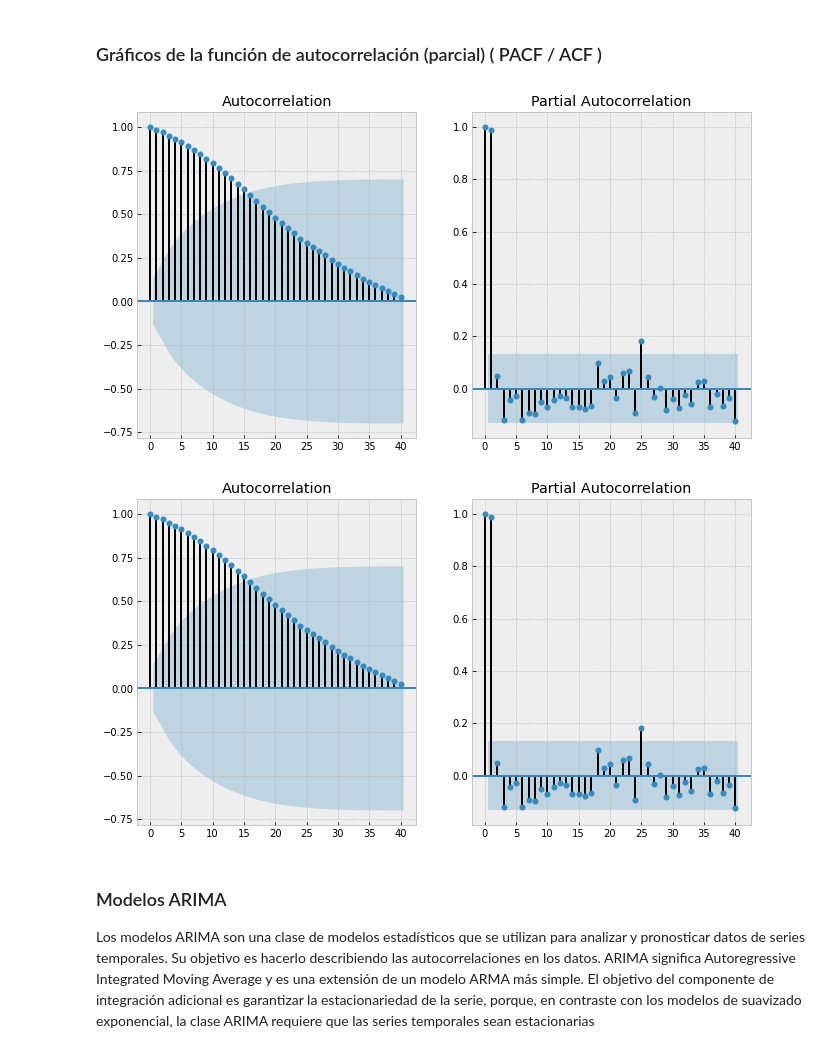
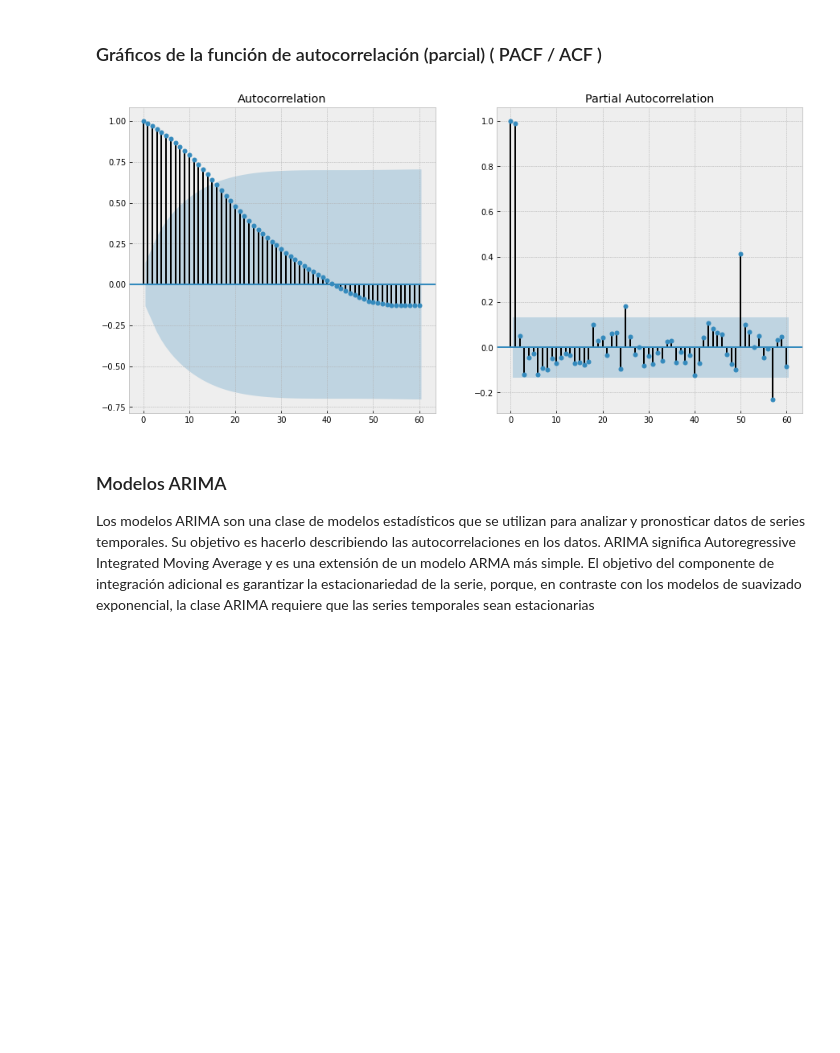
Before and after one commit to cristiandarioortegayubro/Inteligencia-y-Procesos-de-Negocios-en-la-Economia-Digital, a Jupyter notebook: Inteligencia_y_procesos_de_negocios_en_la_economía_digital_01.ipynb, the cells around one changed output. Saved outputs shown, nothing was run; the diff lists cells and outputs as text; code cells hidden in the pictures; blank space fills up the shorter version.

```diff
--- a/Inteligencia_y_procesos_de_negocios_en_la_economía_digital_01.ipynb
+++ b/Inteligencia_y_procesos_de_negocios_en_la_economía_digital_01.ipynb
@@ -514,15 +527,14 @@ La hipótesis nula de la prueba KPSS es que la serie temporal es estacionaria. C
 # %% [markdown]
 ### Gráficos de la función de autocorrelación (parcial) ( PACF / ACF )
 # %%
-N_LAGS = 40
+N_LAGS = 60
 SIGNIFICANCE_LEVEL = 0.05
 
-fig, ax = plt.subplots(1, 2, figsize=(11, 6))
-plot_acf(CloseAdj.y, ax=ax[0], lags=N_LAGS, alpha=SIGNIFICANCE_LEVEL)
-plot_pacf(CloseAdj.y, ax=ax[1], lags=N_LAGS, alpha=SIGNIFICANCE_LEVEL)
+fig, ax = plt.subplots(1, 2, figsize=(15, 7))
+acf1 = plot_acf(CloseAdj.y, ax=ax[0], lags=N_LAGS, alpha=SIGNIFICANCE_LEVEL)
+pacf1 = plot_pacf(CloseAdj.y, ax=ax[1], lags=N_LAGS, alpha=SIGNIFICANCE_LEVEL)
 # %% [output]
-[figure, old version]
+[figure, new version]
-[figure, removed]
 # %% [markdown]
 ### Modelos ARIMA
 
```
Also changed, not shown: parts of 44 cells of this notebook.
